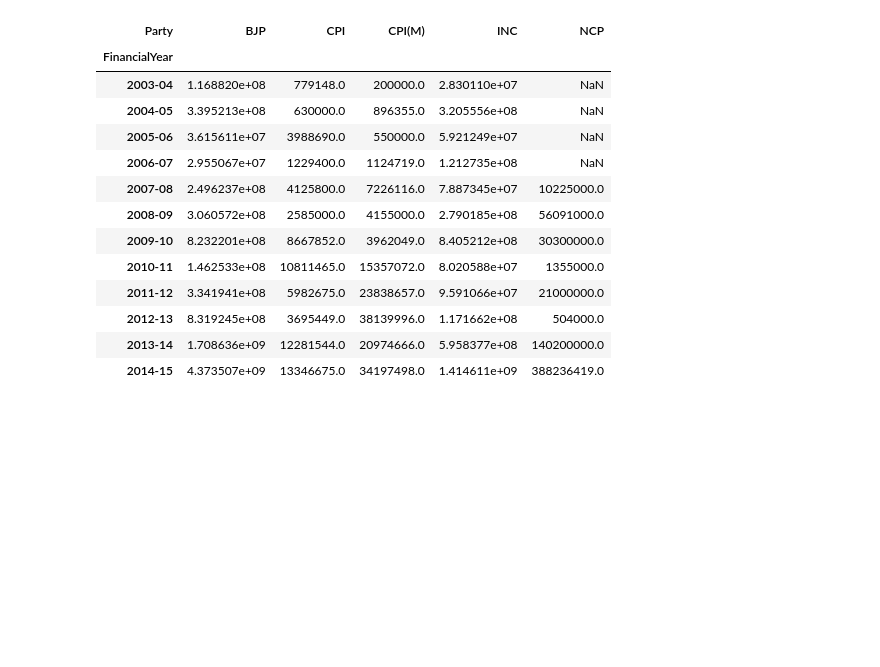
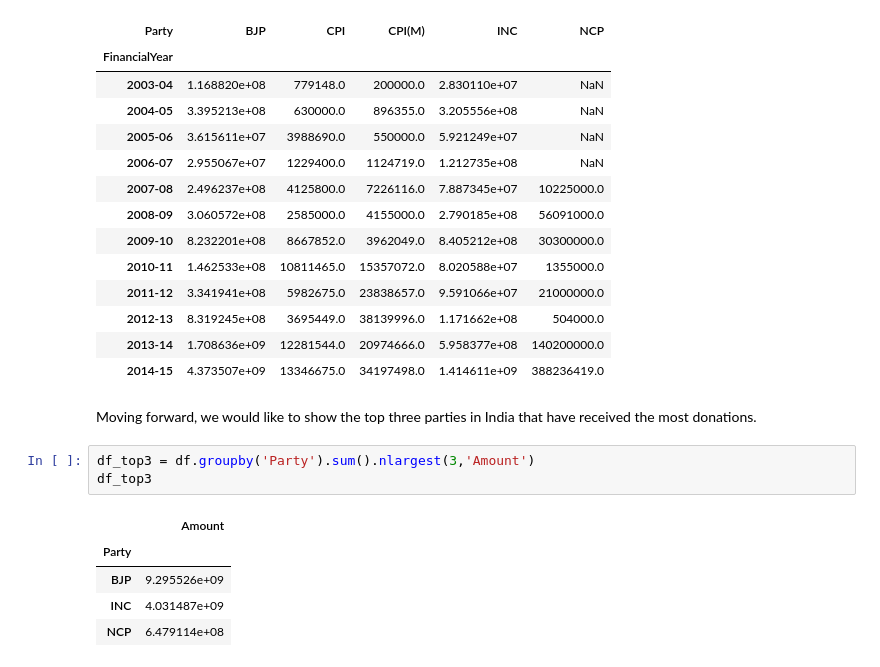
Before and after one commit to NimaZah/Political-Donation-in-India, a Jupyter notebook: Donations_to_national_political_parties_India.ipynb, the cells around one changed output. Saved outputs shown, nothing was run; the diff lists cells and outputs as text; blank space fills up the shorter version.

```diff
--- a/Donations_to_national_political_parties_India.ipynb
+++ b/Donations_to_national_political_parties_India.ipynb
@@ -197,3 +173,14 @@ df['Amount'].groupby([df['FinancialYear'], df['Party']]).sum().unstack()
 | 2012-13 | 8.319245e+08 | 3695449.0 | 38139996.0 | 1.171662e+08 | 504000.0 |
 | 2013-14 | 1.708636e+09 | 12281544.0 | 20974666.0 | 5.958377e+08 | 140200000.0 |
 | 2014-15 | 4.373507e+09 | 13346675.0 | 34197498.0 | 1.414611e+09 | 388236419.0 |
+# %% [markdown]
+Moving forward, we would like to show the top three parties in India that have received the most donations.
+# %%
+df_top3 = df.groupby('Party').sum().nlargest(3,'Amount')
+df_top3
+# %% [output]
+|  | Amount |
+| Party |  |
+| BJP | 9.295526e+09 |
+| INC | 4.031487e+09 |
+| NCP | 6.479114e+08 |
```
Also changed, not shown: parts of 52 cells of this notebook.
